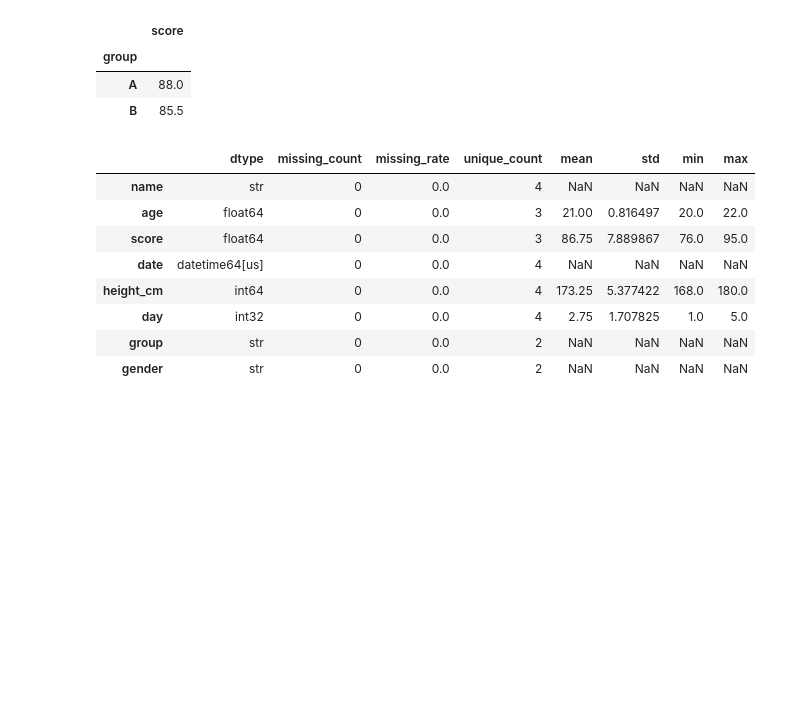
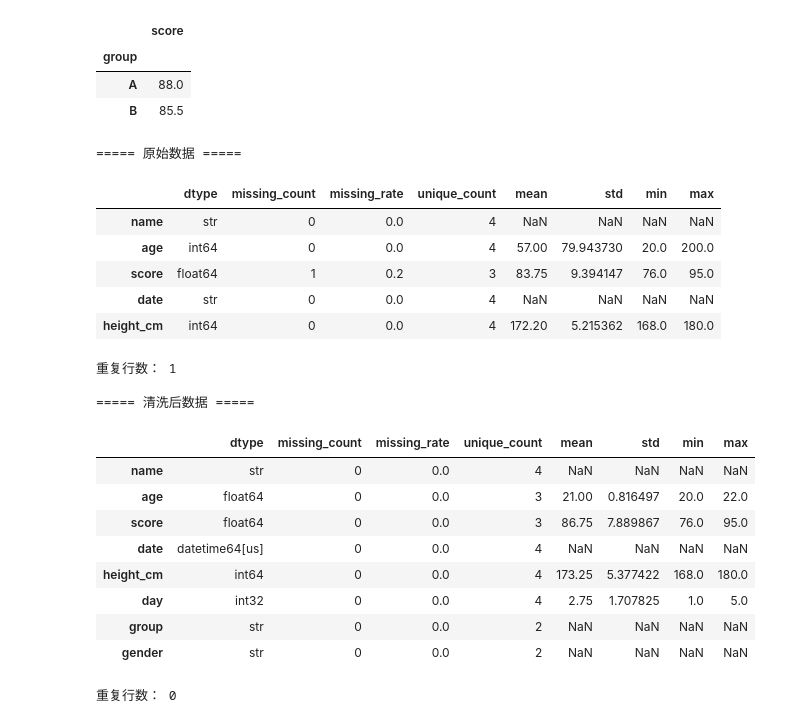
Before and after one commit to Zack123Chen/CUMCM2026, a Jupyter notebook: data_cleaning.ipynb, the cells around one changed output. Saved outputs shown, nothing was run; the diff lists cells and outputs as text; code cells hidden in the pictures; blank space fills up the shorter version.

```diff
--- a/data_cleaning.ipynb
+++ b/data_cleaning.ipynb
@@ -260,16 +260,34 @@ df_merged.pivot_table(values="score", index="group", aggfunc="mean")
 # %%
 from src.datareport import data_check
 
-report = data_check(df_clean)
+raw_report, raw_duplicates = data_check(df)
+clean_report, clean_duplicates = data_check(df_clean)
 
-display(report)
+print("===== 原始数据 =====")
+display(raw_report)
+print("重复行数：", raw_duplicates)
+
+print("\n===== 清洗后数据 =====")
+display(clean_report)
+print("重复行数：", clean_duplicates)
 # %% [output]
+===== 原始数据 =====
 |  | dtype | missing_count | missing_rate | unique_count | mean | std | min | max |
 | name | str | 0 | 0.0 | 4 | NaN | NaN | NaN | NaN |
-| age | float64 | 0 | 0.0 | 3 | 21.00 | 0.816497 | 20.0 | 22.0 |
-| score | float64 | 0 | 0.0 | 3 | 86.75 | 7.889867 | 76.0 | 95.0 |
-| date | datetime64[us] | 0 | 0.0 | 4 | NaN | NaN | NaN | NaN |
-| height_cm | int64 | 0 | 0.0 | 4 | 173.25 | 5.377422 | 168.0 | 180.0 |
-| day | int32 | 0 | 0.0 | 4 | 2.75 | 1.707825 | 1.0 | 5.0 |
-| group | str | 0 | 0.0 | 2 | NaN | NaN | NaN | NaN |
-| gender | str | 0 | 0.0 | 2 | NaN | NaN | NaN | NaN |
+| age | int64 | 0 | 0.0 | 4 | 57.00 | 79.943730 | 20.0 | 200.0 |
+| score | float64 | 1 | 0.2 | 3 | 83.75 | 9.394147 | 76.0 | 95.0 |
+| date | str | 0 | 0.0 | 4 | NaN | NaN | NaN | NaN |
+| height_cm | int64 | 0 | 0.0 | 4 | 172.20 | 5.215362 | 168.0 | 180.0 |
+重复行数： 1
+
+===== 清洗后数据 =====
+|  | dtype | missing_count | missing_rate | unique_count | mean | std | min | max |
+| name | str | 0 | 0.0 | 4 | NaN | NaN | NaN | NaN |
+| age | float64 | 0 | 0.0 | 3 | 21.00 | 0.816497 | 20.0 | 22.0 |
+| score | float64 | 0 | 0.0 | 3 | 86.75 | 7.889867 | 76.0 | 95.0 |
+| date | datetime64[us] | 0 | 0.0 | 4 | NaN | NaN | NaN | NaN |
+| height_cm | int64 | 0 | 0.0 | 4 | 173.25 | 5.377422 | 168.0 | 180.0 |
+| day | int32 | 0 | 0.0 | 4 | 2.75 | 1.707825 | 1.0 | 5.0 |
+| group | str | 0 | 0.0 | 2 | NaN | NaN | NaN | NaN |
+| gender | str | 0 | 0.0 | 2 | NaN | NaN | NaN | NaN |
+重复行数： 0
```
Also changed, not shown: parts of 4 cells of this notebook, 17 other files.
